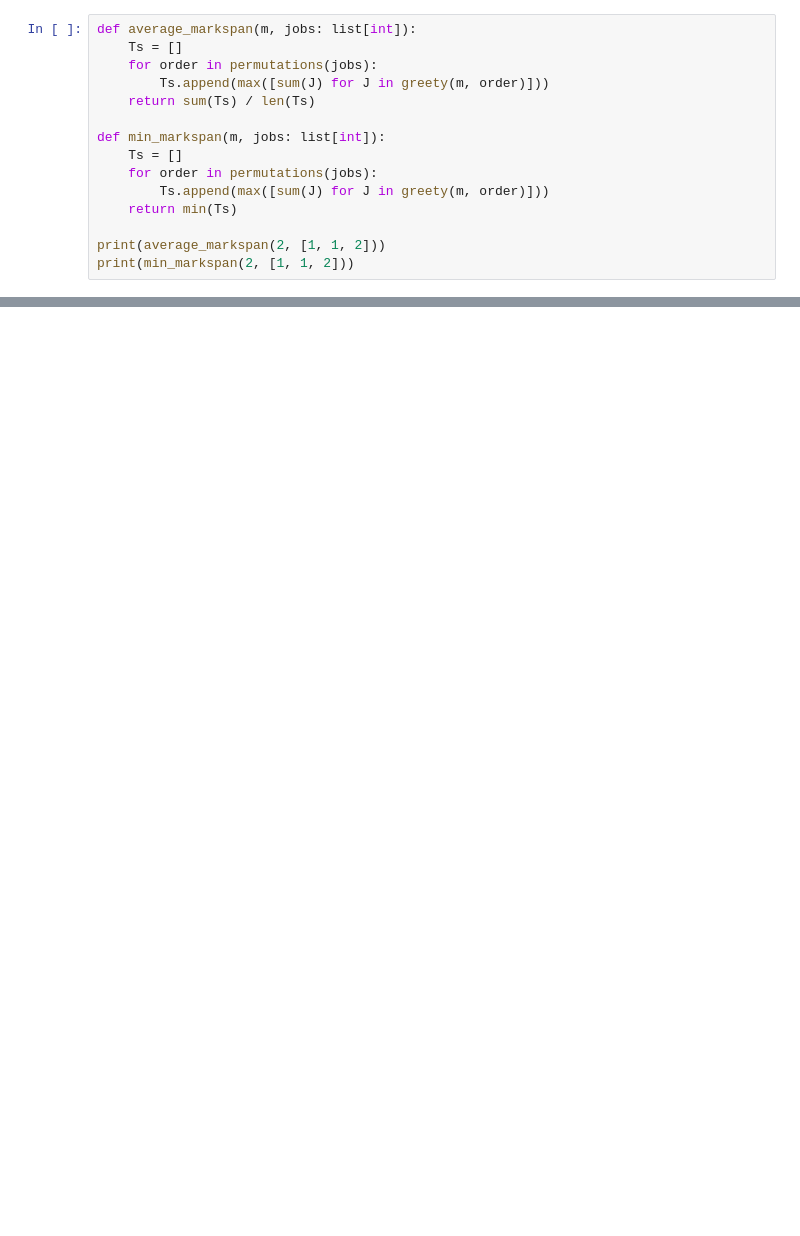
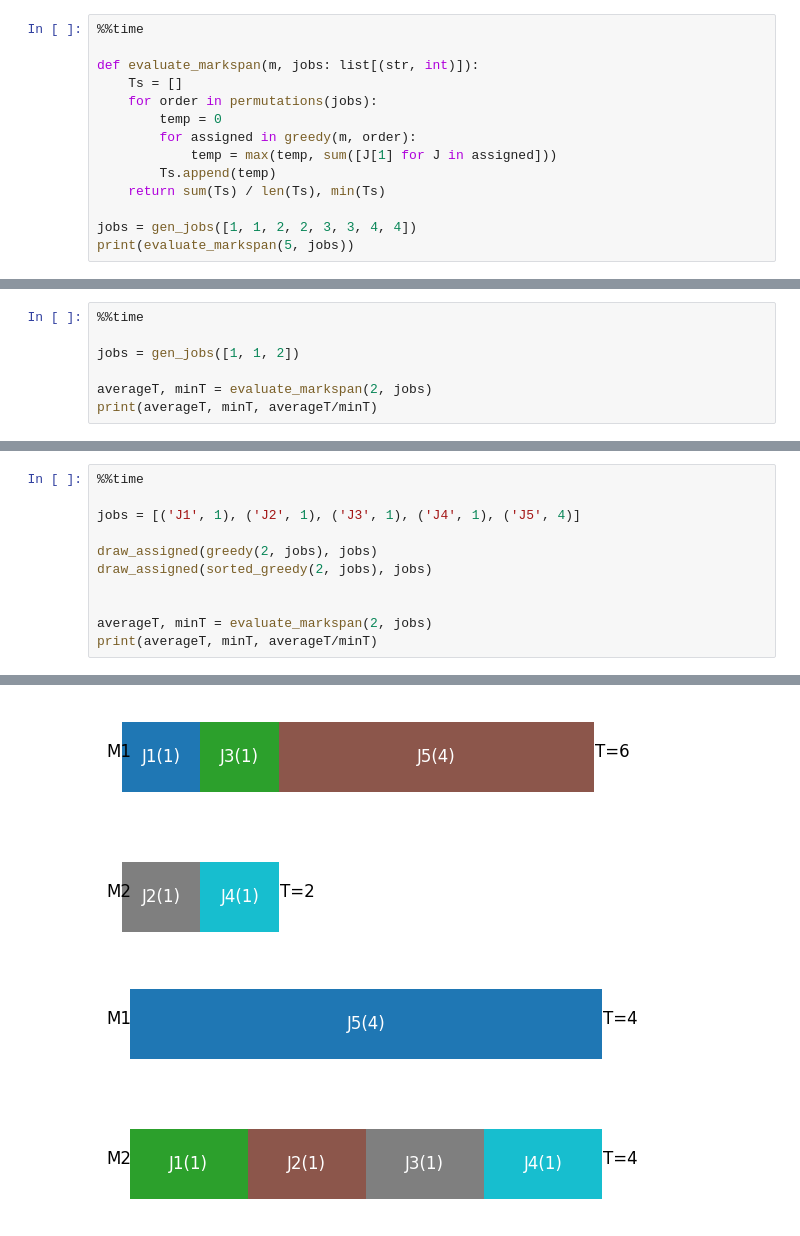
Before and after one commit to AbaoFromCUG/CSE5003_homework, a Jupyter notebook: homework_5/homework_5.ipynb, the cells around one changed output, grey strips where cells are left out. Drawn from its saved outputs; the diff is of its cells as text; blank space fills up the shorter version.

```diff
--- a/homework_5/homework_5.ipynb
+++ b/homework_5/homework_5.ipynb
@@ -39,16 +41,15 @@ print(sorted_greety(2, [4, 2, 5, 6, 3, 7]))
 # %%
-def average_markspan(m, jobs: list[int]):
+%%time
+
+def evaluate_markspan(m, jobs: list[(str, int)]):
     Ts = []
     for order in permutations(jobs):
-        Ts.append(max([sum(J) for J in greety(m, order)]))
-    return sum(Ts) / len(Ts)
+        temp = 0
+        for assigned in greedy(m, order):
+            temp = max(temp, sum([J[1] for J in assigned]))
+        Ts.append(temp)
+    return sum(Ts) / len(Ts), min(Ts)
 
-def min_markspan(m, jobs: list[int]):
-    Ts = []
-    for order in permutations(jobs):
-        Ts.append(max([sum(J) for J in greety(m, order)]))
-    return min(Ts)
-
-print(average_markspan(2, [1, 1, 2]))
-print(min_markspan(2, [1, 1, 2]))
+jobs = gen_jobs([1, 1, 2, 2, 3, 3, 4, 4])
+print(evaluate_markspan(5, jobs))
 # %% [output]
@@ -56,0 +59,7 @@ print(min_markspan(2, [1, 1, 2]))
+# %%
+%%time
+
+jobs = gen_jobs([1, 1, 2])
+
+averageT, minT = evaluate_markspan(2, jobs)
+print(averageT, minT, averageT/minT)
@@ -56,0 +151,12 @@ print(min_markspan(2, [1, 1, 2]))
+# %%
+%%time
+
+jobs = [('J1', 1), ('J2', 1), ('J3', 1), ('J4', 1), ('J5', 4)]
+
+draw_assigned(greedy(2, jobs), jobs)
+draw_assigned(sorted_greedy(2, jobs), jobs)
+
+
+averageT, minT = evaluate_markspan(2, jobs)
+print(averageT, minT, averageT/minT)
+# %% [output]
@@ -56,0 +167,2 @@ print(min_markspan(2, [1, 1, 2]))
+[figure, added]
+[figure, added]
```
Also changed, not shown: parts of 13 cells of this notebook.
